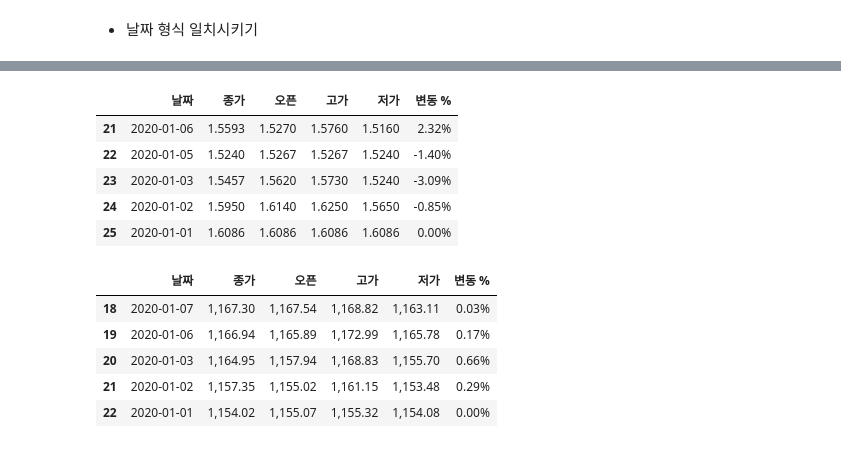
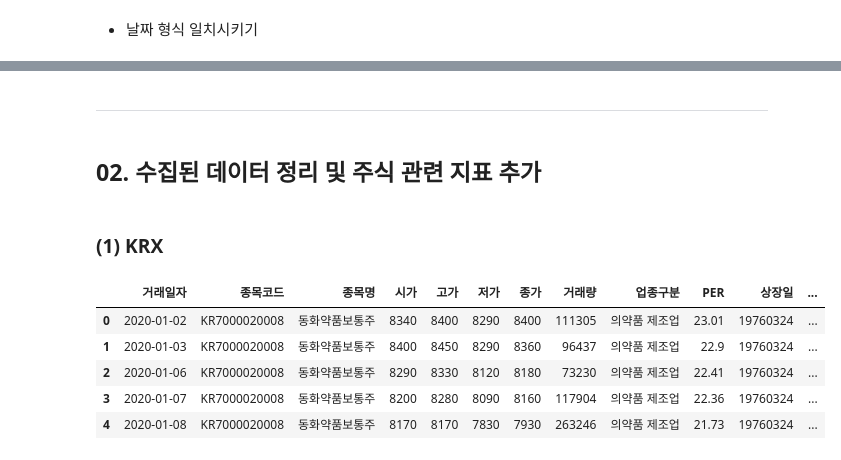
Before and after one commit to RHIE-coder/for-moon, a Jupyter notebook: src/overnight.ipynb, the cells around one changed output, grey strips where cells are left out. Saved outputs shown, nothing was run; the diff lists cells and outputs as text; code cells hidden in the pictures.

Commit message:
feat: success make combined data

```diff
--- a/src/overnight.ipynb
+++ b/src/overnight.ipynb
@@ -207,6 +213,12 @@ class DataVisualization:
 # %%
 # "종목코드"를 기준으로 각 CSV 데이터들을 식별하는 용도의 자료구조
 index_properties:list = dict()
+# %%
+# 데이터 전처리에 필요한 속성들
+selected_properties = {
+    'krx':["거래일자","종목코드","종목명", "시가", "고가", "저가", "종가", "거래량", "업종구분", "PER", "상장일", "시가총액"],
+    'investing.com': ["날짜", "종가", "오픈", "고가", "저가", "변동 %"]
+}
 # %% [markdown]
 ## 01-A. 데이터 수집 및 전처리 단계: `KRX에서 기본적으로 제공받은 CSV`
 # %%
@@ -236,10 +248,6 @@ csv_file_profiles : list = [
         "date_range" : [202201, 202203]
     }
 ]
-
-
-# 데이터 전처리에 필요한 속성들
-selected_properties = ["거래일자","종목코드","종목명", "시가", "고가", "저가", "종가", "거래량", "업종구분", "PER", "상장일", "시가총액"]
 # %% [markdown]
 ### (2) CSV 파일 데이터 불러오기
 # %%
@@ -308,9 +326,6 @@ csv_file_profiles : list = [
         "date_range" : [202201, 202203]
     }
 ]
-
-# 데이터 전처리에 필요한 속성들
-selected_properties = ["날짜", "종가", "오픈", "고가", "저가", "변동 %"]
 # %% [markdown]
 ### (2) CSV 파일 데이터 불러오기
 # %%
@@ -381,12 +416,6 @@ csv_file_profiles : list = [
         "date_range" : [202201, 202203]
     }
 ]
-
-# "종목코드"를 기준으로 각 CSV 데이터들을 식별하는 용도의 자료구조
-index_properties:list = dict()
-
-# 데이터 전처리에 필요한 속성들
-selected_properties = ["날짜", "종가", "오픈", "고가", "저가", "변동 %"]
 # %% [markdown]
 ### (2) CSV 파일 데이터 불러오기
 # %%
@@ -439,18 +474,16 @@ csv_handler_krx.get_CSV_data()[202001].tail()
-# %%
-csv_handler_bond.get_CSV_data()[202001].tail()
-# %% [output]
-|  | 날짜 | 종가 | 오픈 | 고가 | 저가 | 변동 % |
-| 21 | 2020-01-06 | 1.5593 | 1.5270 | 1.5760 | 1.5160 | 2.32% |
-| 22 | 2020-01-05 | 1.5240 | 1.5267 | 1.5267 | 1.5240 | -1.40% |
-| 23 | 2020-01-03 | 1.5457 | 1.5620 | 1.5730 | 1.5240 | -3.09% |
-| 24 | 2020-01-02 | 1.5950 | 1.6140 | 1.6250 | 1.5650 | -0.85% |
-| 25 | 2020-01-01 | 1.6086 | 1.6086 | 1.6086 | 1.6086 | 0.00% |
-# %%
-csv_handler_exchange_rate.get_CSV_data()[202001].tail()
-# %% [output]
-|  | 날짜 | 종가 | 오픈 | 고가 | 저가 | 변동 % |
-| 18 | 2020-01-07 | 1,167.30 | 1,167.54 | 1,168.82 | 1,163.11 | 0.03% |
-| 19 | 2020-01-06 | 1,166.94 | 1,165.89 | 1,172.99 | 1,165.78 | 0.17% |
-| 20 | 2020-01-03 | 1,164.95 | 1,157.94 | 1,168.83 | 1,155.70 | 0.66% |
-| 21 | 2020-01-02 | 1,157.35 | 1,155.02 | 1,161.15 | 1,153.48 | 0.29% |
-| 22 | 2020-01-01 | 1,154.02 | 1,155.07 | 1,155.32 | 1,154.08 | 0.00% |
+# %% [markdown]
+<hr>
+# %% [markdown]
+## 02. 수집된 데이터 정리 및 주식 관련 지표 추가
+# %% [markdown]
+### (1) KRX
+# %%
+krx_data = Utils.clone(csv_handler_krx.get_CSV_data())
+krx_data[202001][selected_properties['krx']].head()
+# %% [output]
+|  | 거래일자 | 종목코드 | 종목명 | 시가 | 고가 | 저가 | 종가 | 거래량 | 업종구분 | PER | 상장일 | ... |
+| 0 | 2020-01-02 | KR7000020008 | 동화약품보통주 | 8340 | 8400 | 8290 | 8400 | 111305 | 의약품 제조업 | 23.01 | 19760324 | ... |
+| 1 | 2020-01-03 | KR7000020008 | 동화약품보통주 | 8400 | 8450 | 8290 | 8360 | 96437 | 의약품 제조업 | 22.9 | 19760324 | ... |
+| 2 | 2020-01-06 | KR7000020008 | 동화약품보통주 | 8290 | 8330 | 8120 | 8180 | 73230 | 의약품 제조업 | 22.41 | 19760324 | ... |
+| 3 | 2020-01-07 | KR7000020008 | 동화약품보통주 | 8200 | 8280 | 8090 | 8160 | 117904 | 의약품 제조업 | 22.36 | 19760324 | ... |
+| 4 | 2020-01-08 | KR7000020008 | 동화약품보통주 | 8170 | 8170 | 7830 | 7930 | 263246 | 의약품 제조업 | 21.73 | 19760324 | ... |
```
Also changed, not shown: parts of 54 cells of this notebook, 1 other file.
